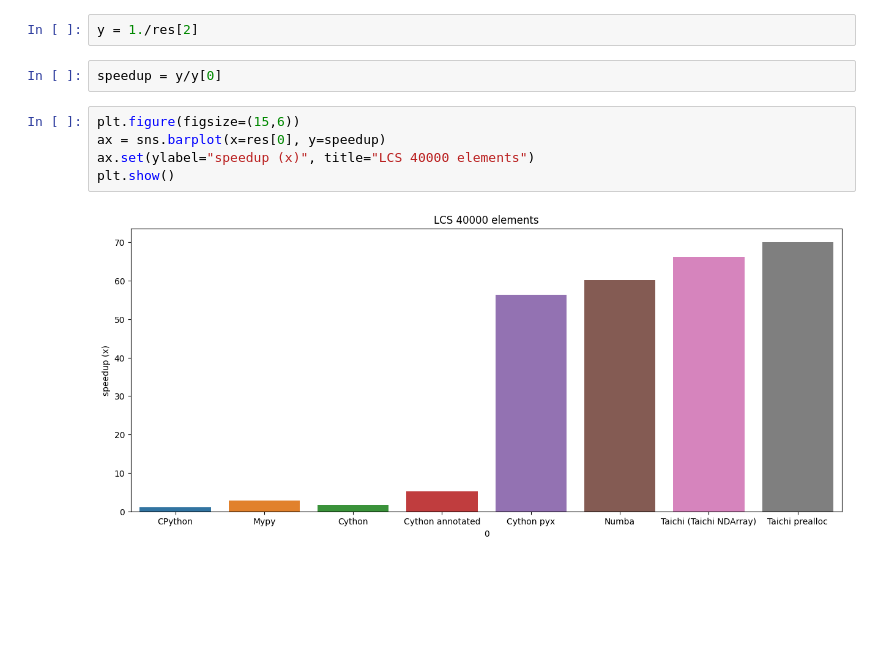
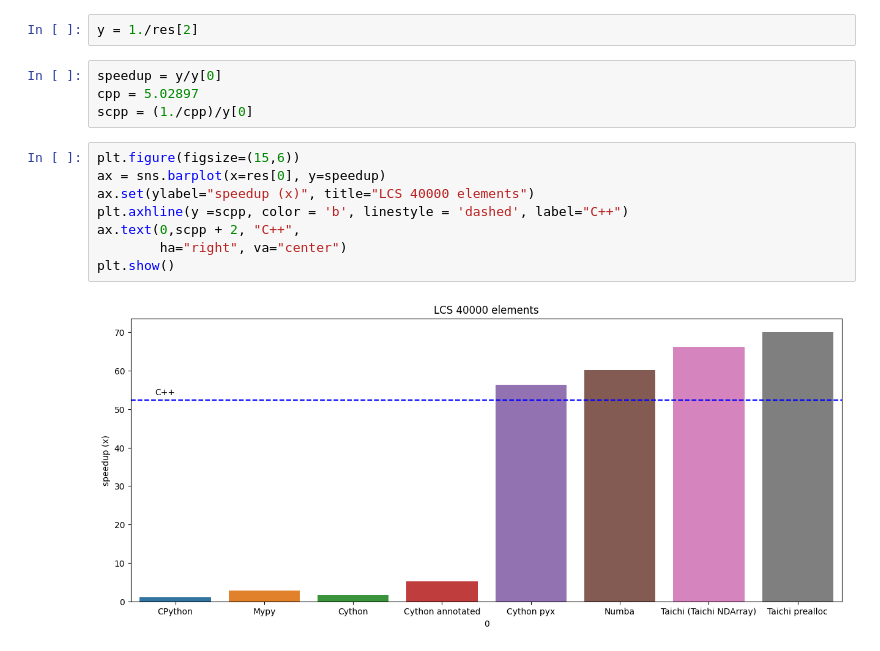
Before and after one commit to ugovaretto-codex/compiled-python, a Jupyter notebook: nb/benchmarks.ipynb, the cells around one changed output. Cells and saved outputs as stored; diff of their text form; blank space fills up the shorter version.

```diff
--- a/nb/benchmarks.ipynb
+++ b/nb/benchmarks.ipynb
@@ -16,10 +16,15 @@ plt.show()
 y = 1./res[2]
 # %%
 speedup = y/y[0]
+cpp = 5.02897
+scpp = (1./cpp)/y[0]
 # %%
 plt.figure(figsize=(15,6))
 ax = sns.barplot(x=res[0], y=speedup)
 ax.set(ylabel="speedup (x)", title="LCS 40000 elements")
+plt.axhline(y =scpp, color = 'b', linestyle = 'dashed', label="C++")
+ax.text(0,scpp + 2, "C++",
+        ha="right", va="center")
 plt.show()
 # %% [output]
-[figure, old version]
+[figure, new version]
```
Also changed, not shown: 2 other files.
